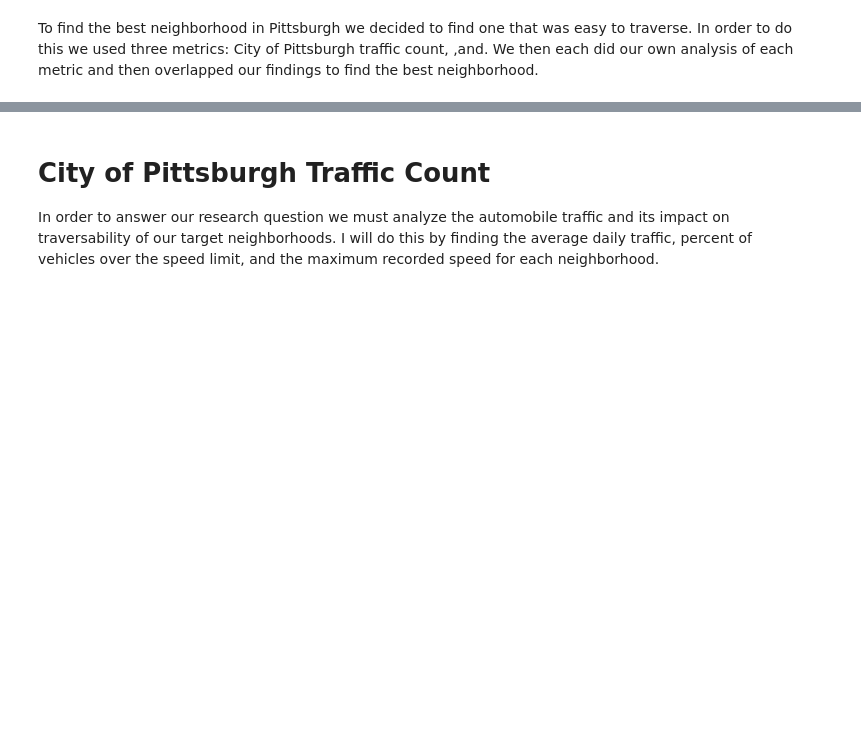
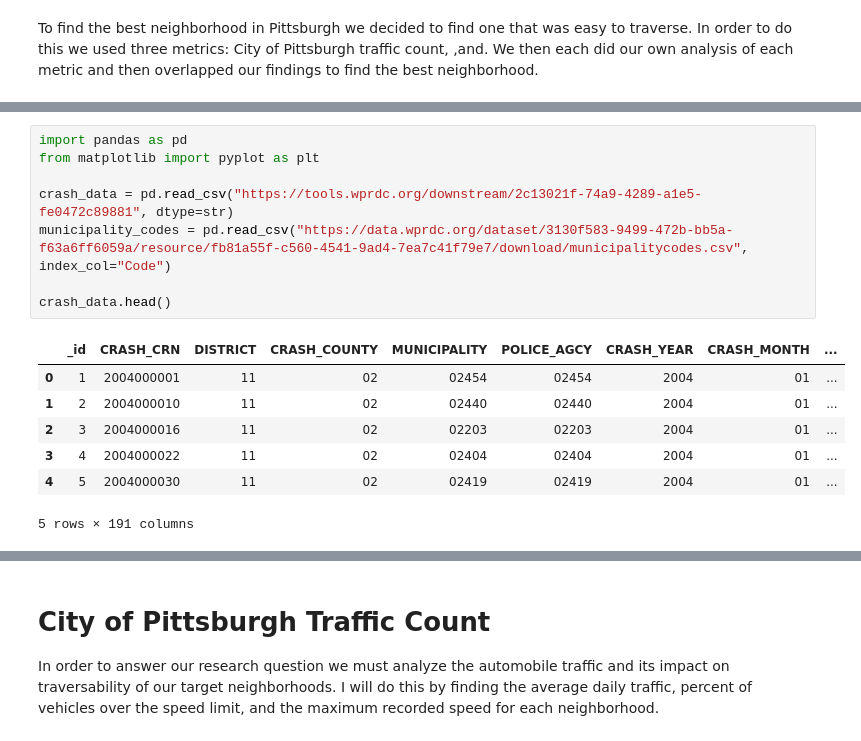
Before and after one commit to ChrisWhite1218/BestNeighborhoodInPittsburgh, a Jupyter notebook: Final_Report.ipynb, the cells around one changed output, grey strips where cells are left out. Saved outputs shown, nothing was run; the diff lists cells and outputs as text; blank space fills up the shorter version.

```diff
--- a/Final_Report.ipynb
+++ b/Final_Report.ipynb
@@ -4,0 +22,16 @@ To find the best neighborhood in Pittsburgh we decided to find one that was easy
+# %%
+import pandas as pd
+from matplotlib import pyplot as plt
+
+crash_data = pd.read_csv("https://tools.wprdc.org/downstream/2c13021f-74a9-4289-a1e5-fe0472c89881", dtype=str)
+municipality_codes = pd.read_csv("https://data.wprdc.org/dataset/3130f583-9499-472b-bb5a-f63a6ff6059a/resource/fb81a55f-c560-4541-9ad4-7ea7c41f79e7/download/municipalitycodes.csv", index_col="Code")
+
+crash_data.head()
+# %% [output]
+|  | _id | CRASH_CRN | DISTRICT | CRASH_COUNTY | MUNICIPALITY | POLICE_AGCY | CRASH_YEAR | CRASH_MONTH | ... |
+| 0 | 1 | 2004000001 | 11 | 02 | 02454 | 02454 | 2004 | 01 | ... |
+| 1 | 2 | 2004000010 | 11 | 02 | 02440 | 02440 | 2004 | 01 | ... |
+| 2 | 3 | 2004000016 | 11 | 02 | 02203 | 02203 | 2004 | 01 | ... |
+| 3 | 4 | 2004000022 | 11 | 02 | 02404 | 02404 | 2004 | 01 | ... |
+| 4 | 5 | 2004000030 | 11 | 02 | 02419 | 02419 | 2004 | 01 | ... |
+5 rows × 191 columns
```
Also changed, not shown: parts of 25 cells of this notebook, 1 other file.
